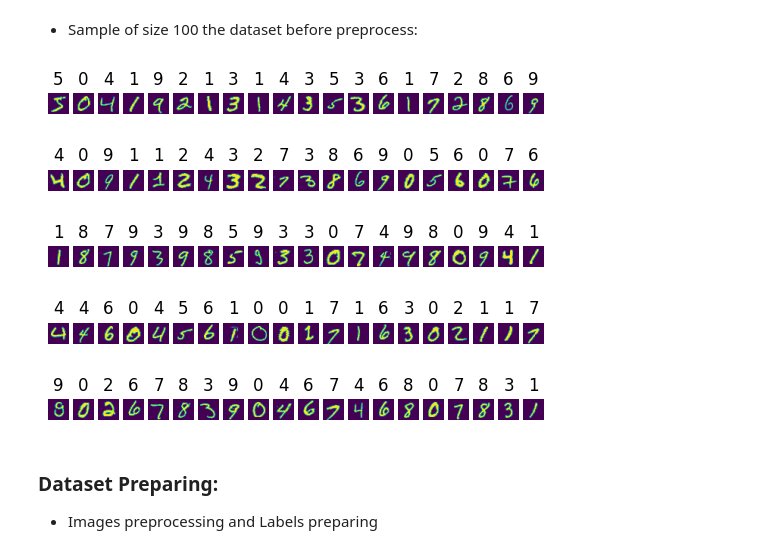
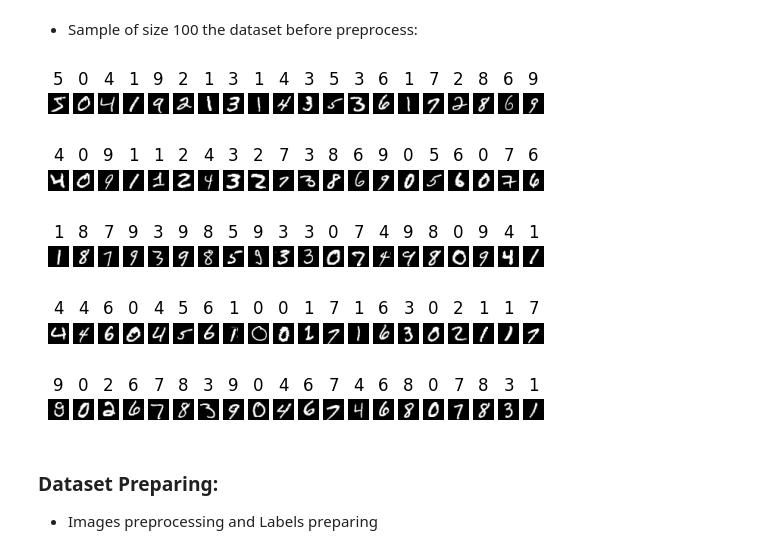
Before and after one commit to sondosaabed/SQL-Injection-Attack-Detection, a Jupyter notebook: cGAN-vs-GAN.ipynb, the cells around one changed output. Drawn from its saved outputs; the diff is of its cells as text; code cells hidden in the pictures.

```diff
--- a/cGAN-vs-GAN.ipynb
+++ b/cGAN-vs-GAN.ipynb
@@ -53,12 +57,12 @@ Downloading data from https://storage.googleapis.com/tensorflow/tf-keras-dataset
 # %%
 for i in range(100):
     plt.subplot(5, 20, 1 + i)
     plt.axis('off')
-    plt.imshow(x_train[i])
+    plt.imshow(x_train[i], cmap='gray')
     plt.title(y_train[i])
 plt.show()
 # %% [output]
-[figure, old version]
+[figure, new version]
 # %% [markdown]
 ### Dataset Preparing:
 
```
Also changed, not shown: parts of 13 cells of this notebook.
